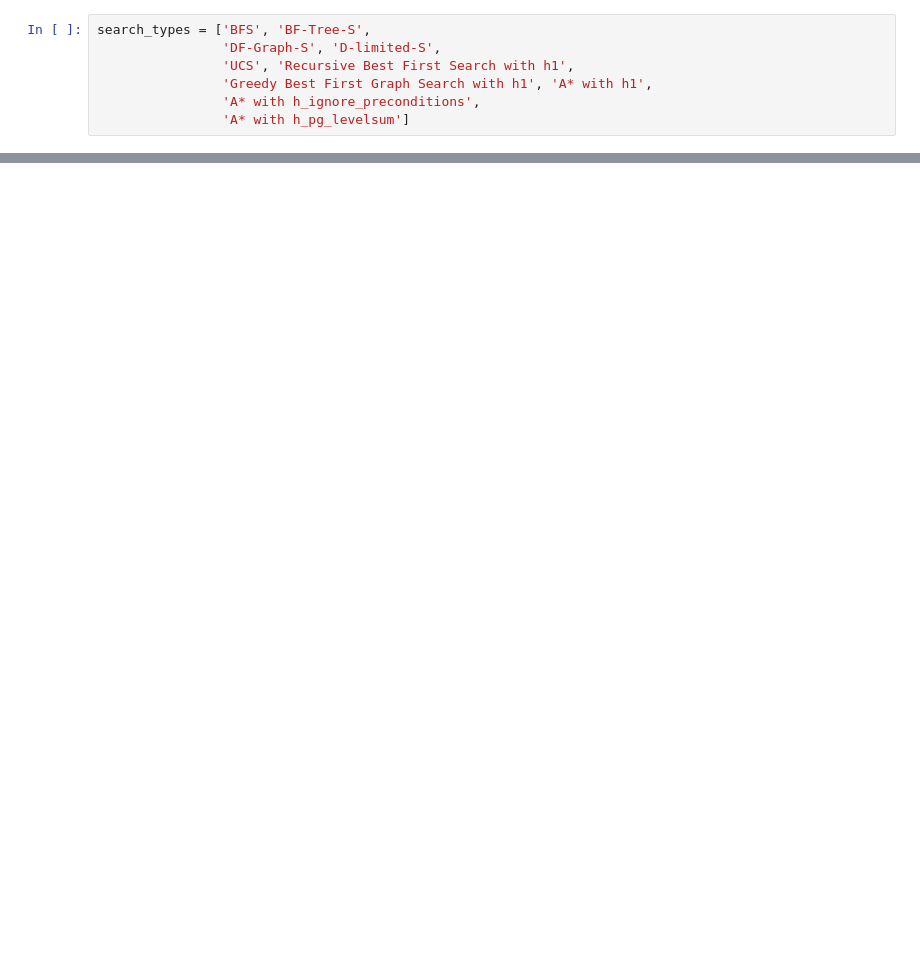
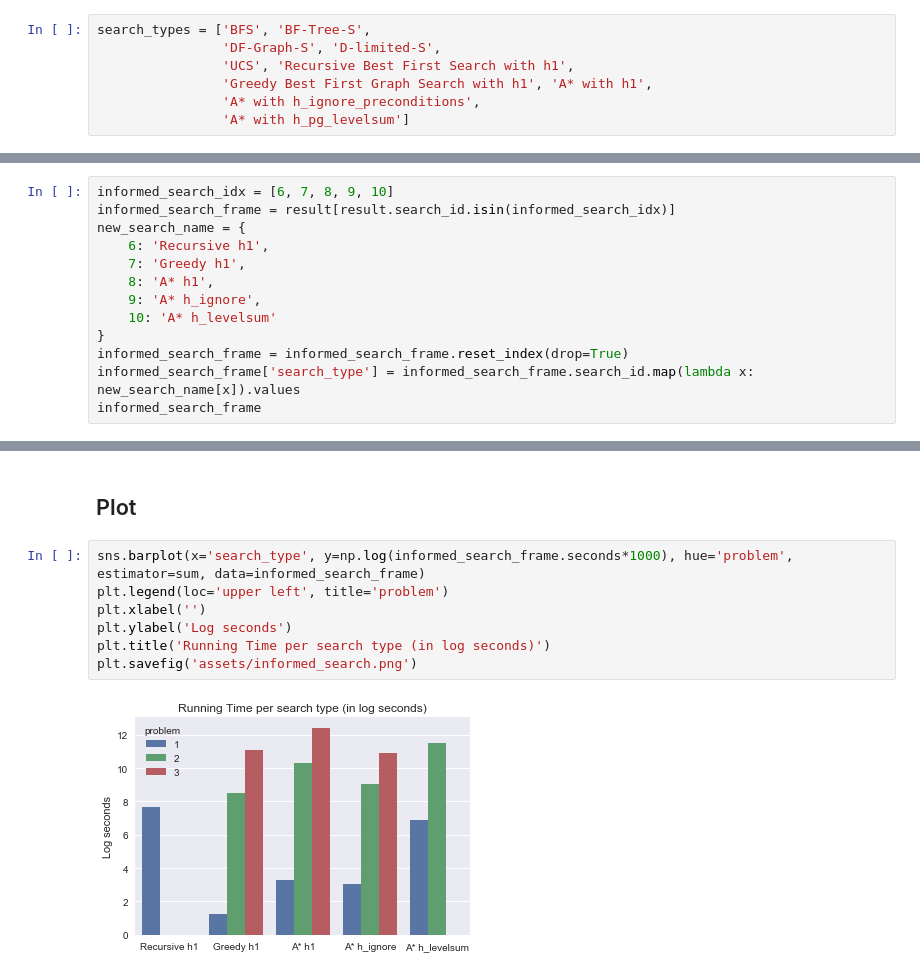
Before and after one commit to kkweon/AIND-Planning, a Jupyter notebook: reports/analysis.ipynb, the cells around one changed output, grey strips where cells are left out. Saved outputs shown, nothing was run; the diff lists cells and outputs as text; blank space fills up the shorter version.

```diff
--- a/reports/analysis.ipynb
+++ b/reports/analysis.ipynb
@@ -36,0 +116,13 @@ result
+# %%
+informed_search_idx = [6, 7, 8, 9, 10]
+informed_search_frame = result[result.search_id.isin(informed_search_idx)]
+new_search_name = {
+    6: 'Recursive h1',
+    7: 'Greedy h1',
+    8: 'A* h1',
+    9: 'A* h_ignore',
+    10: 'A* h_levelsum'
+}
+informed_search_frame = informed_search_frame.reset_index(drop=True)
+informed_search_frame['search_type'] = informed_search_frame.search_id.map(lambda x: new_search_name[x]).values
+informed_search_frame
@@ -36,0 +177,11 @@ result
+# %% [markdown]
+## Plot
+# %%
+sns.barplot(x='search_type', y=np.log(informed_search_frame.seconds*1000), hue='problem', estimator=sum, data=informed_search_frame)
+plt.legend(loc='upper left', title='problem')
+plt.xlabel('')
+plt.ylabel('Log seconds')
+plt.title('Running Time per search type (in log seconds)')
+plt.savefig('assets/informed_search.png')
+# %% [output]
+[figure, added]
```
Also changed, not shown: parts of 20 cells of this notebook, 4 other files.
